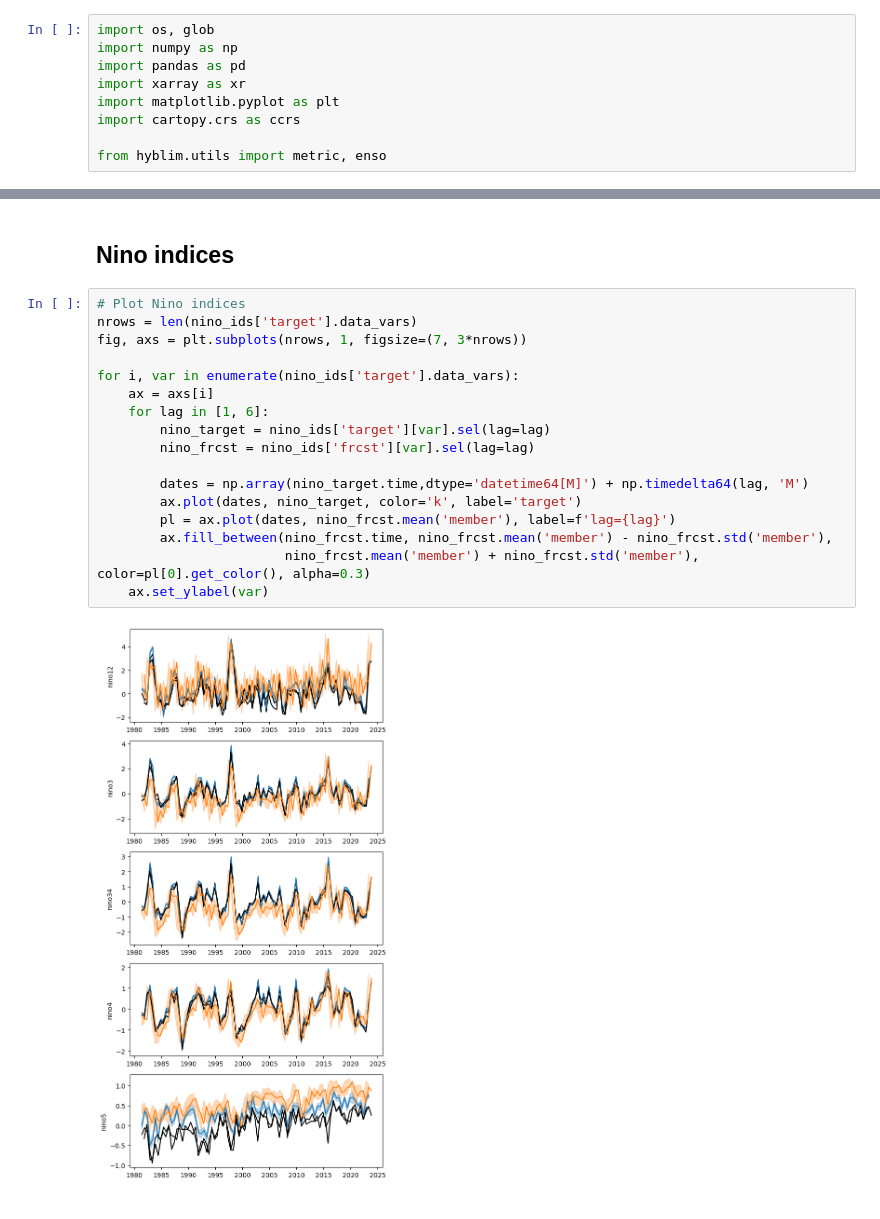
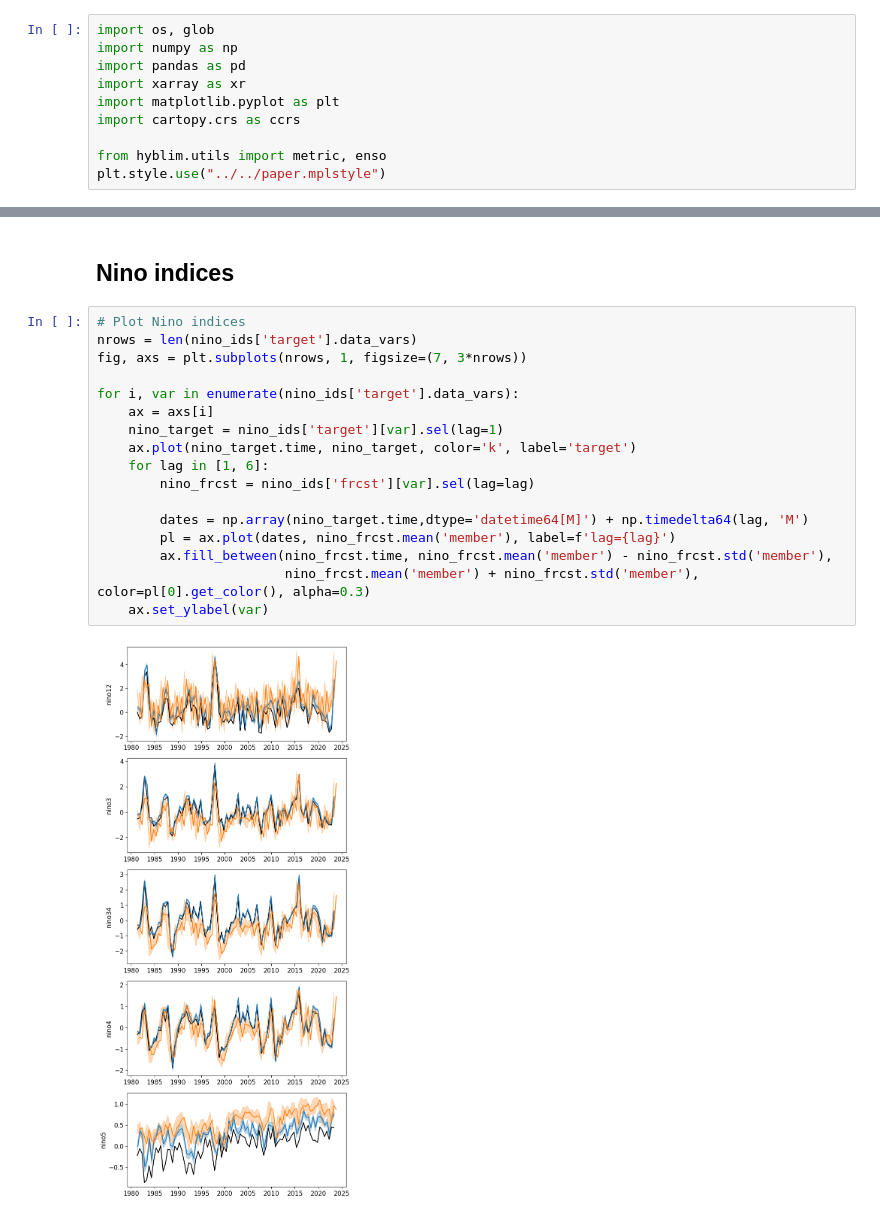
Before and after one commit to jakob-schloer/hybridLIM, a Jupyter notebook: scripts/plotting/seas5.ipynb, the cells around one changed output, grey strips where cells are left out. Cells and saved outputs as stored; diff of their text form.

Commit message:
Plots for workshop presentation.

```diff
--- a/scripts/plotting/seas5.ipynb
+++ b/scripts/plotting/seas5.ipynb
@@ -9,6 +9,7 @@ import matplotlib.pyplot as plt
 import cartopy.crs as ccrs
 
 from hyblim.utils import metric, enso
+plt.style.use("../../paper.mplstyle")
 # %% [markdown]
 ## Load data
 # %%
@@ -165,20 +168,20 @@ for lag in [1, 3, 6, 12]:
 # %%
 # Plot Nino indices
 nrows = len(nino_ids['target'].data_vars)
 fig, axs = plt.subplots(nrows, 1, figsize=(7, 3*nrows))
 
 for i, var in enumerate(nino_ids['target'].data_vars):
     ax = axs[i]
+    nino_target = nino_ids['target'][var].sel(lag=1)
+    ax.plot(nino_target.time, nino_target, color='k', label='target')
     for lag in [1, 6]:
-        nino_target = nino_ids['target'][var].sel(lag=lag)
         nino_frcst = nino_ids['frcst'][var].sel(lag=lag)
 
         dates = np.array(nino_target.time,dtype='datetime64[M]') + np.timedelta64(lag, 'M')
-        ax.plot(dates, nino_target, color='k', label='target')
         pl = ax.plot(dates, nino_frcst.mean('member'), label=f'lag={lag}')
         ax.fill_between(nino_frcst.time, nino_frcst.mean('member') - nino_frcst.std('member'),
                         nino_frcst.mean('member') + nino_frcst.std('member'), color=pl[0].get_color(), alpha=0.3)
     ax.set_ylabel(var)
 # %% [output]
-[figure, old version]
+[figure, new version]
 # %%
```
Also changed, not shown: parts of 12 cells of this notebook, 22 other files.
